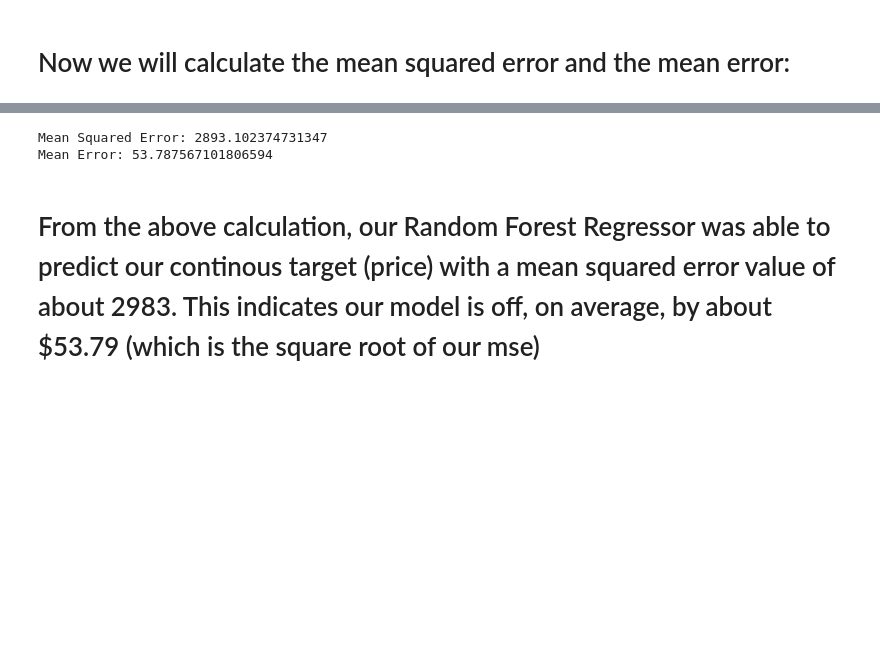
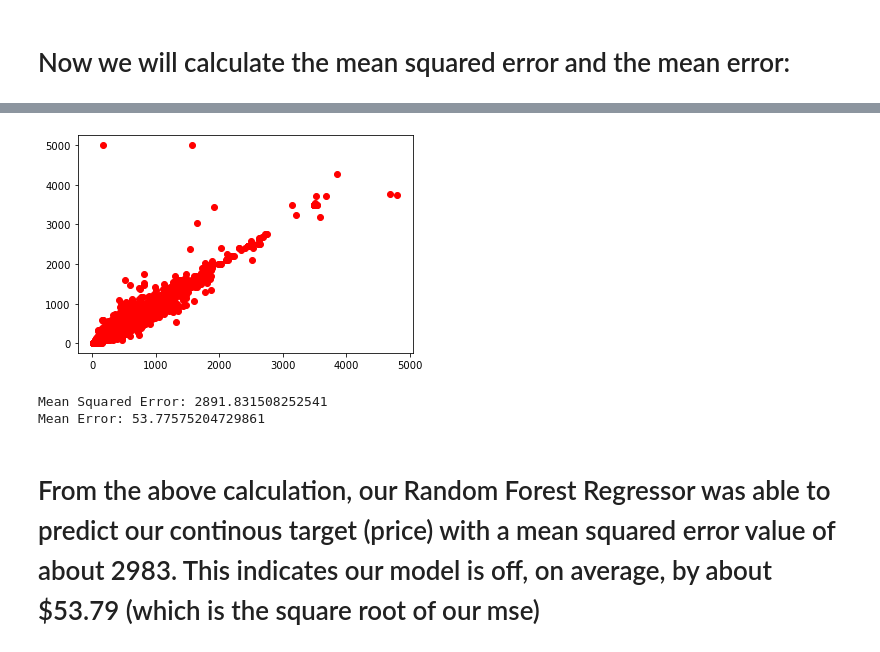
Before and after one commit to whitneylosinski/Eat.Sleep.Data, a Jupyter notebook: 1_RFR_Baseline_test.ipynb, the cells around one changed output, grey strips where cells are left out. Cells and saved outputs as stored; diff of their text form; code cells hidden in the pictures; blank space fills up the shorter version.

Commit message:
added graphs to all RFR models, put correct linear regression in 0baseline

```diff
--- a/1_RFR_Baseline_test.ipynb
+++ b/1_RFR_Baseline_test.ipynb
@@ -244,0 +245,5 @@ array([449.2933738 , 231.3525    , 466.27066667, ..., 178.43111111,
+# %%
+# Calculate the predicted prices for scaled_X using the model.
+y_pred = random_forest_regression_model.predict(X_test)
+output = pd.DataFrame({"Prediction":y_pred,"Actual":y_test})
+print(output)
@@ -245,3 +265,7 @@ array([449.2933738 , 231.3525    , 466.27066667, ..., 178.43111111,
+# %%
+plt.scatter(y_pred, y_test, color='red');
+# %% [output]
+[figure, added]
 # %%
 #Calculate the mean squared error
 mse = mean_squared_error(y_test, y_pred)
@@ -249,7 +273,7 @@ print(f"Mean Squared Error: {mse}")
 rmse = np.sqrt(mse)
 print(f"Mean Error: {rmse}")
 # %% [output]
-Mean Squared Error: 2893.102374731347
-Mean Error: 53.787567101806594
+Mean Squared Error: 2891.831508252541
+Mean Error: 53.77575204729861
 # %% [markdown]
 # From the above calculation, our Random Forest Regressor was able to predict our continous target (price) with a mean squared error value of about 2983.  This indicates our model is off, on average, by about $53.79 (which is the square root of our mse)
```
Also changed, not shown: parts of 6 cells of this notebook, 2 other files.
